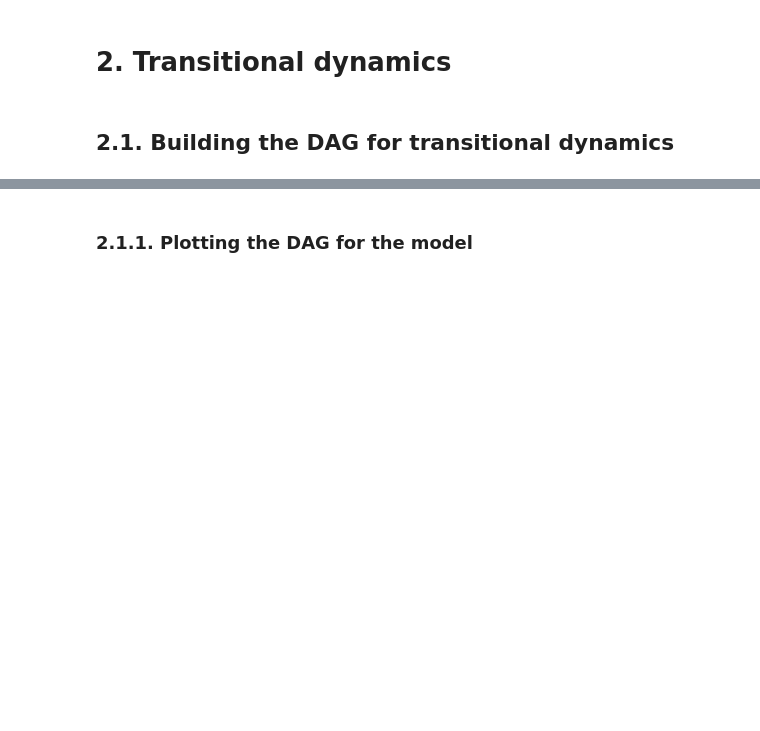
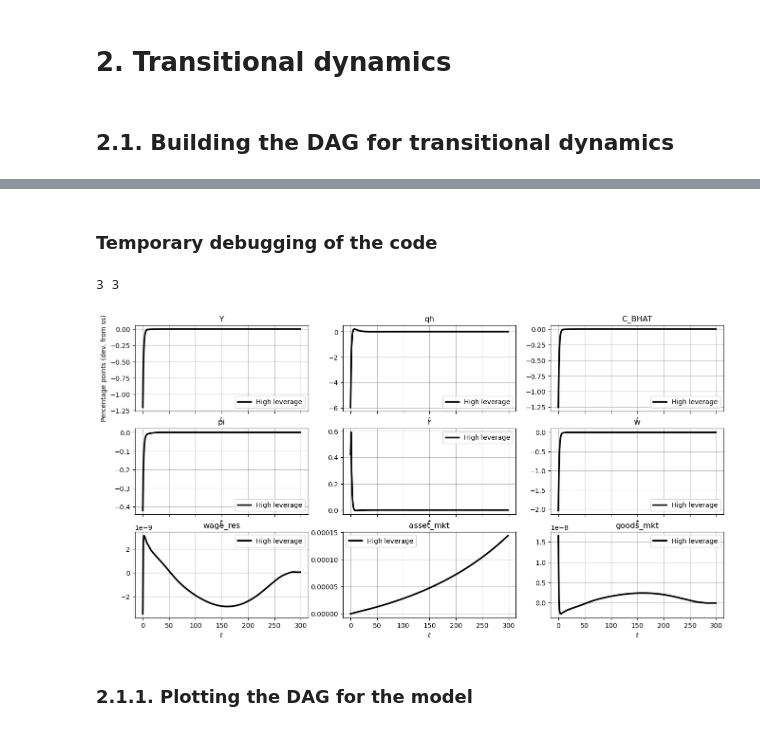
Before and after one commit to thom364e/sequence-jacobian, a Jupyter notebook: notebooks/housing_main_v2.ipynb, the cells around one changed output, grey strips where cells are left out. Drawn from its saved outputs; the diff is of its cells as text; code cells hidden in the pictures; blank space fills up the shorter version.

```diff
--- a/notebooks/housing_main_v2.ipynb
+++ b/notebooks/housing_main_v2.ipynb
@@ -198,10 +119,0 @@ Text(0.5, 1.0, 'Cumulative distribution of $h$')
-# %%
-# solve for steady state in a low leverage economy with gamma = 0.4
-calibration_lowlev = calibration.copy()
-# calibration_lowlev['BBAR'] = 0.0
-calibration_lowlev['gamma'] = 0.2
-
-unknowns_ss = {'beta': 0.9820312121081143, 'varphi': 0.8009274579844263, 'qh': 7.22403881392267}
-ss_ll = hank_ss.solve_steady_state(calibration_lowlev, unknowns_ss, targets_ss, solver="hybr")
-MPC, mean_mpc = utils.calc_mpc(ss_ll, 'hh_housecons')
-print(f"Mean MPC: {mean_mpc}")
@@ -514,3 +560,9 @@ Have to do a sligth modification of the DAG for transitional dyanmics, because t
+# %%
+# General settings for the model
+T = 300
+unknowns = ['pi', 'w', 'N', 'qh']
+targets = ['nkpc_res', 'goods_mkt', 'wage_res', 'house_mkt']
+exogenous = ['rstar', 'Z', 'gamma']
 # %%
 blocks = [hh1, utils.firm, utils.monetary, utils.fiscal, utils.wage_res,
           utils.mkt_clearing, utils.nkpc, utils.qhouse_lag, utils.gamma_prime]
@@ -529,3 +576,19 @@ print(G)
+# %% [markdown]
+### Temporary debugging of the code
+# %%
+rho_r, sig_r = 0.5, 0.01
+dr = sig_r * rho_r ** (np.arange(T))
+rstar_shock = {"rstar": dr}
+
+ss = hank.steady_state(ss0)
+
+irfs_nonlinear = hank.solve_impulse_nonlinear(ss, unknowns, targets, rstar_shock, verbose = False)
+# %%
+utils.show_irfs([irfs_nonlinear], ['Y', 'qh', 'C_BHAT', 'pi', 'r', 'w',
+                                   'wage_res', 'asset_mkt', 'goods_mkt'], labels=["High leverage"], T_plot = 300, figsize=(16,8))
+# %% [output]
+3 3
+[figure, added]
 # %% [markdown]
 ### 2.1.1. Plotting the DAG for the model
 # %%
```
Also changed, not shown: parts of 35 cells of this notebook, 3 other files.
